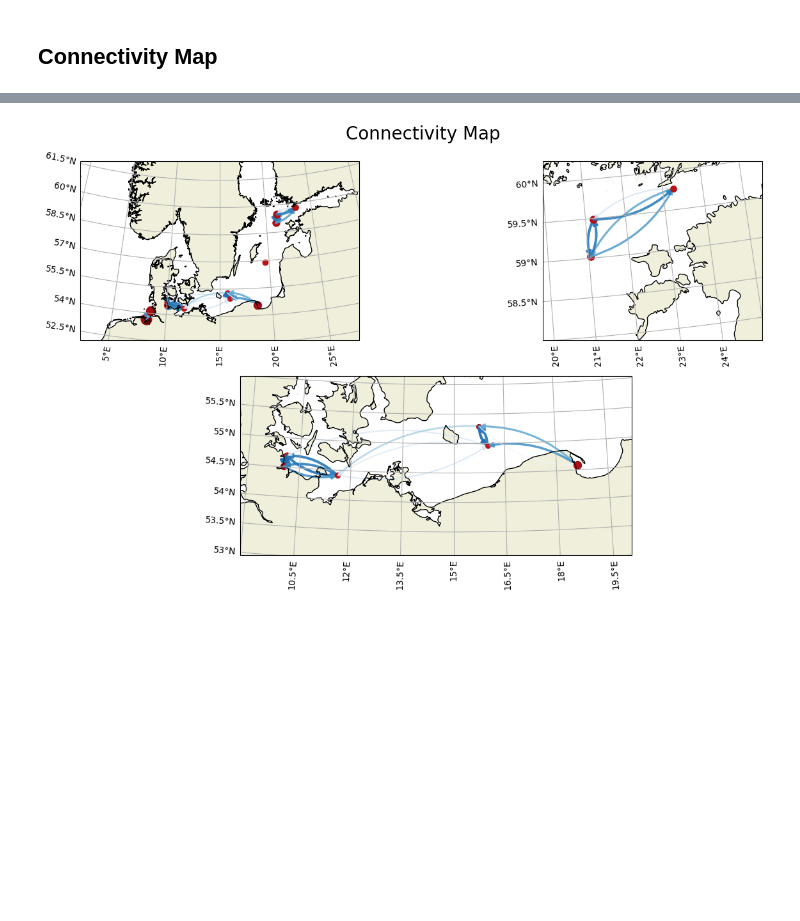
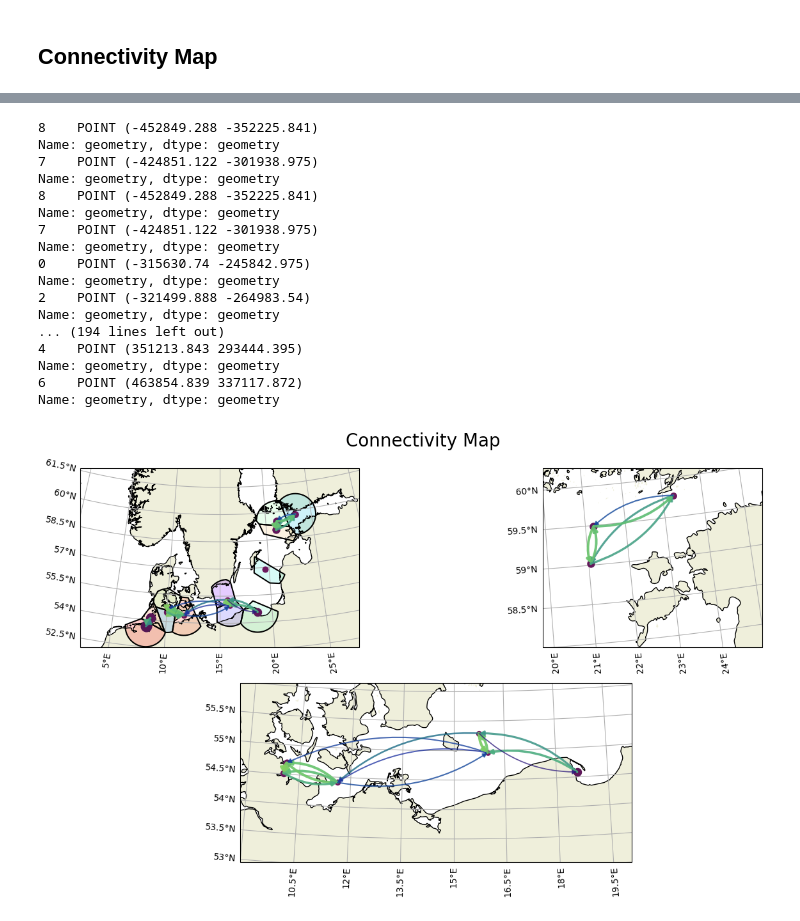
Before and after one commit to geomar-od-lagrange/2025_copepods, a Jupyter notebook: notebooks/SiteComparisonVoronoi.ipynb, the cells around one changed output, grey strips where cells are left out. Saved outputs shown, nothing was run; the diff lists cells and outputs as text; code cells hidden in the pictures; blank space fills up the shorter version.

Commit message:
Updated Plot making file

```diff
--- a/notebooks/SiteComparisonVoronoi.ipynb
+++ b/notebooks/SiteComparisonVoronoi.ipynb
@@ -349,3 +362,7 @@ def draw_connections(fig, ax, matrix, cmap_name_arrows="autumn", cmap_scatter="c
                         con.set_arrowstyle("-|>,head_length=0.4,widthB=1")
                         con.set_connectionstyle("Arc3,rad=0.2")
                         ax.add_artist(con)
+# %%
+def plot_voronoi_polygons(ax, cmap="rainbow", edgecolor="black", facealpha=0.2):
+        voronoi_polys.plot(ax=ax, alpha=facealpha, column="PolygonID", cmap=cmap)
+        voronoi_polys.boundary.plot(ax=ax, color=edgecolor,)
@@ -352,48 +427,67 @@ def draw_connections(fig, ax, matrix, cmap_name_arrows="autumn", cmap_scatter="c
 # %%
 # Colorbar hinzufuegen
-# subplots for Finland and western baltic in 2,1 config
 no_digital = True
-show_polygons = False
-cmap_arrows = "Blues"
-def getXY(pt):
-    return (pt.x.values[0], pt.y.values[0])
+show_polygons = True
+cmap_scatter = cmocean.cm.matter
+cmap_arrows = cmocean.cm.haline
+
 voronoi_polys = gdf_voronoi_polygons.copy().to_crs(map_projection)
 matrix = df_cmatrix_normalized.copy()
 matrix = matrix.mask(matrix == 0)
+
 sample_points = gdf_sample_points.copy().sort_values(by="order").to_crs(map_projection)
 
 min_connection, max_connection = matrix.min(axis=None), matrix.max(axis=None)
 lognorm = LogNorm(vmin=min_connection, vmax=max_connection)
 
 matrix = drop_digital(matrix, no_digital)
 if no_digital:
         voronoi_polys = voronoi_polys[voronoi_polys['SampleKind'] != 'digital']
         sample_points = sample_points[sample_points["SampleKind"] != "digital"]
 
 fig = plt.figure(figsize=mapsize)
 fig.suptitle("Connectivity Map", size=suptitle_size, y=0.95)
 
 ax_main = fig.add_subplot(221, projection=map_projection)
 basemap(ax_main)
-draw_connections(fig, ax_main, matrix,cmap_name_arrows=cmap_arrows, cmap_scatter="Reds")
+draw_connections(fig, ax_main, matrix, cmap_arrows=cmap_arrows, cmap_scatter=cmap_scatter)
 
 ax_northbaltic = fig.add_subplot(222, projection=map_projection)
 basemap(ax_northbaltic)
 ax_northbaltic.set_extent([20, 25,58,60,], PlateCarree())
-draw_connections(fig, ax_northbaltic, matrix,cmap_name_arrows=cmap_arrows, cmap_scatter="Reds")
-
+draw_connections(fig, ax_northbaltic, matrix, cmap_arrows=cmap_arrows, cmap_scatter=cmap_scatter)
 northbaltic_extent = ax_northbaltic.get_extent()
 
 ax_westbaltic = fig.add_subplot(212, projection=map_projection)
 basemap(ax_westbaltic)
 ax_westbaltic.set_extent([9,20,53,56,], PlateCarree())
-draw_connections(fig, ax_westbaltic, matrix,cmap_name_arrows=cmap_arrows, cmap_scatter="Reds")
+draw_connections(fig, ax_westbaltic, matrix, cmap_arrows=cmap_arrows, cmap_scatter=cmap_scatter)
+westbaltic_extent = ax_westbaltic.get_extent()
 
-westbaltic_extent = ax_westbaltic.get_extent()
 if show_polygons:
-        voronoi_polys.plot(ax=ax_main, alpha=0.2, column="PolygonID", cmap="rainbow")
-        voronoi_polys.boundary.plot(ax=ax_main, color="k", )
+        # voronoi_polys.plot(ax=ax_main, alpha=0.2, column="PolygonID", cmap="rainbow")
+        # voronoi_polys.boundary.plot(ax=ax_main, color="k", )
+        plot_voronoi_polygons(ax=ax_main)
+
+
 plt.savefig(Path(figure_outpath, "ConnectivityMap.pdf"), format="pdf")
 plt.show()
 # %% [output]
+8    POINT (-452849.288 -352225.841)
+Name: geometry, dtype: geometry
+7    POINT (-424851.122 -301938.975)
+Name: geometry, dtype: geometry
+8    POINT (-452849.288 -352225.841)
+Name: geometry, dtype: geometry
+7    POINT (-424851.122 -301938.975)
+Name: geometry, dtype: geometry
+0    POINT (-315630.74 -245842.975)
+Name: geometry, dtype: geometry
+2    POINT (-321499.888 -264983.54)
+Name: geometry, dtype: geometry
+... (194 lines left out)
+4    POINT (351213.843 293444.395)
+Name: geometry, dtype: geometry
+6    POINT (463854.839 337117.872)
+Name: geometry, dtype: geometry
-[figure, old version]
+[figure, new version]
```
Also changed, not shown: parts of 7 cells of this notebook.
